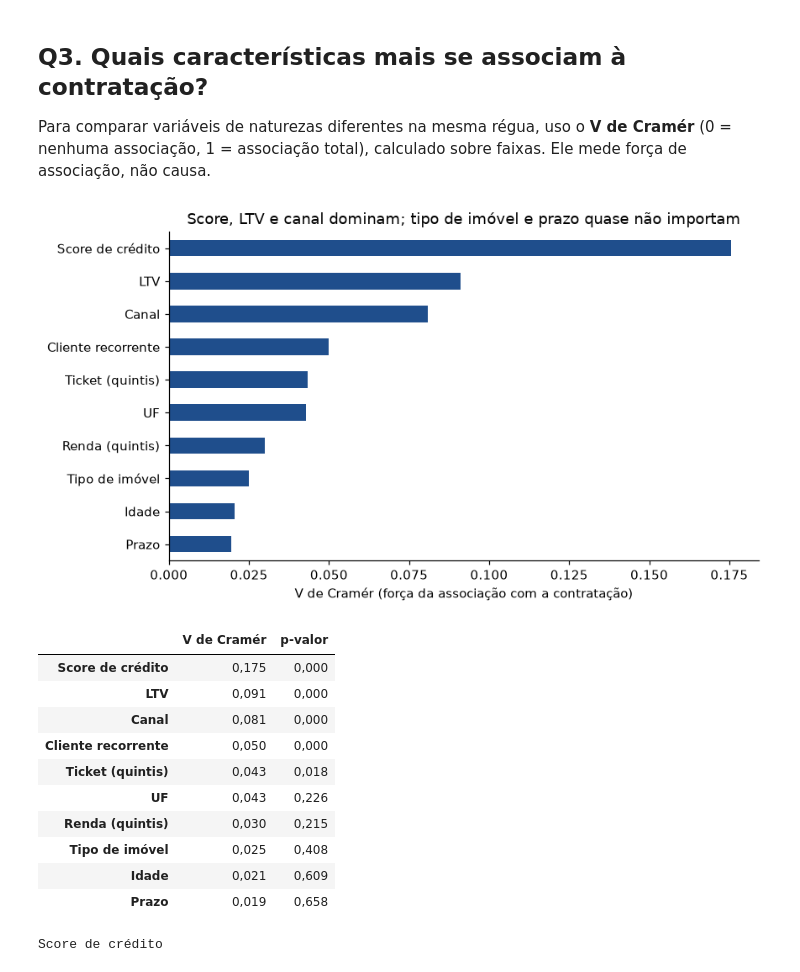
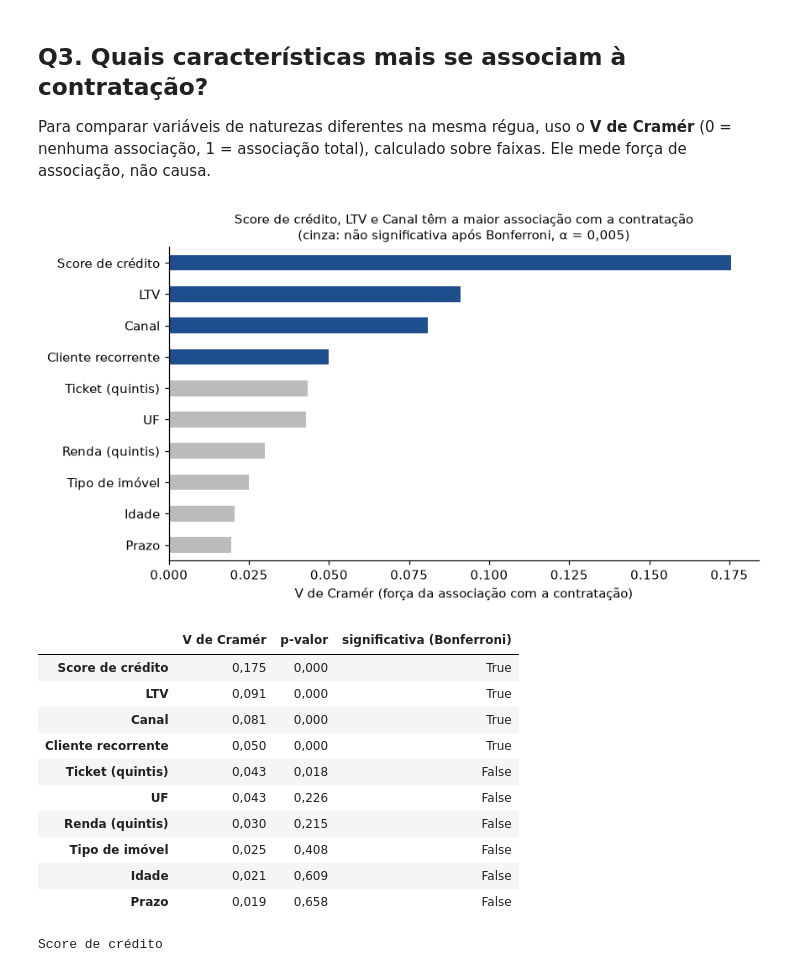
Before and after one commit to aslamrekik/Data_AI-, a Jupyter notebook: parte1_analise.ipynb, the cells around one changed output. Cells and saved outputs as stored; diff of their text form; code cells hidden in the pictures.

```diff
--- a/parte1_analise.ipynb
+++ b/parte1_analise.ipynb
@@ -406,40 +406,45 @@ Para comparar variáveis de naturezas diferentes na mesma régua, uso o **V de C
 # %%
 variaveis = {
     "Score de crédito": pd.cut(b["score_credito"], [0, 550, 600, 650, 700, 750, 800, 1000]),
     "LTV": pd.cut(b["ltv"], [0, .4, .5, .6, .7, 1]),
     "Canal": b["canal_origem"],
     "Cliente recorrente": b["flag_cliente_recorrente"],
     "Ticket (quintis)": pd.qcut(b["valor_solicitado"], 5),
     "UF": b["uf"],
     "Renda (quintis)": pd.qcut(b["renda_mensal_declarada"], 5),
     "Tipo de imóvel": b["tipo_imovel"],
     "Idade": pd.cut(b["idade_cliente"], [0, 30, 40, 50, 60, 120]),
     "Prazo": b["prazo_meses"],
 }
 def cramer_v(x):
     ct = pd.crosstab(x, b["contratada"])
     chi2, p, *_ = chi2_contingency(ct)
     return pd.Series({"V de Cramér": np.sqrt(chi2 / len(b)), "p-valor": p})
 forca = pd.DataFrame({k: cramer_v(v) for k, v in variaveis.items()}).T.sort_values("V de Cramér")
+ALFA = 0.05 / len(variaveis)                           # Bonferroni: 10 testes na mesma base
+forca["significativa (Bonferroni)"] = forca["p-valor"] < ALFA
 
-ax = forca["V de Cramér"].plot.barh(figsize=(8, 4.5), color="#1f4e8c")
+cores = np.where(forca["significativa (Bonferroni)"], "#1f4e8c", "#bbbbbb")
+ax = forca["V de Cramér"].plot.barh(figsize=(8, 4.5), color=cores)
 ax.set_xlabel("V de Cramér (força da associação com a contratação)")
-ax.set_title("Score, LTV e canal dominam; tipo de imóvel e prazo quase não importam")
+top = forca.sort_values("V de Cramér", ascending=False).index[:3]
+ax.set_title(f"{top[0]}, {top[1]} e {top[2]} têm a maior associação com a contratação\n"
+             f"(cinza: não significativa após Bonferroni, α = {br(ALFA, 3)})", fontsize=10)
 plt.tight_layout(); plt.savefig(FIG / "q3_forca_associacao.png"); plt.show()
 forca.sort_values("V de Cramér", ascending=False)
 # %% [output]
-[figure, old version]
+[figure, new version]
-|  | V de Cramér | p-valor |
-| Score de crédito | 0,175 | 0,000 |
-| LTV | 0,091 | 0,000 |
-| Canal | 0,081 | 0,000 |
-| Cliente recorrente | 0,050 | 0,000 |
-| Ticket (quintis) | 0,043 | 0,018 |
-| UF | 0,043 | 0,226 |
-| Renda (quintis) | 0,030 | 0,215 |
-| Tipo de imóvel | 0,025 | 0,408 |
-| Idade | 0,021 | 0,609 |
-| Prazo | 0,019 | 0,658 |
+|  | V de Cramér | p-valor | significativa (Bonferroni) |
+| Score de crédito | 0,175 | 0,000 | True |
+| LTV | 0,091 | 0,000 | True |
+| Canal | 0,081 | 0,000 | True |
+| Cliente recorrente | 0,050 | 0,000 | True |
+| Ticket (quintis) | 0,043 | 0,018 | False |
+| UF | 0,043 | 0,226 | False |
+| Renda (quintis) | 0,030 | 0,215 | False |
+| Tipo de imóvel | 0,025 | 0,408 | False |
+| Idade | 0,021 | 0,609 | False |
+| Prazo | 0,019 | 0,658 | False |
 # %%
 for nome in ["Score de crédito", "LTV", "Cliente recorrente", "Ticket (quintis)"]:
     tabela = b.groupby(variaveis[nome], observed=True)["contratada"].agg(conversao="mean", propostas="size")
```
Also changed, not shown: parts of 5 cells of this notebook, 2 other files.
